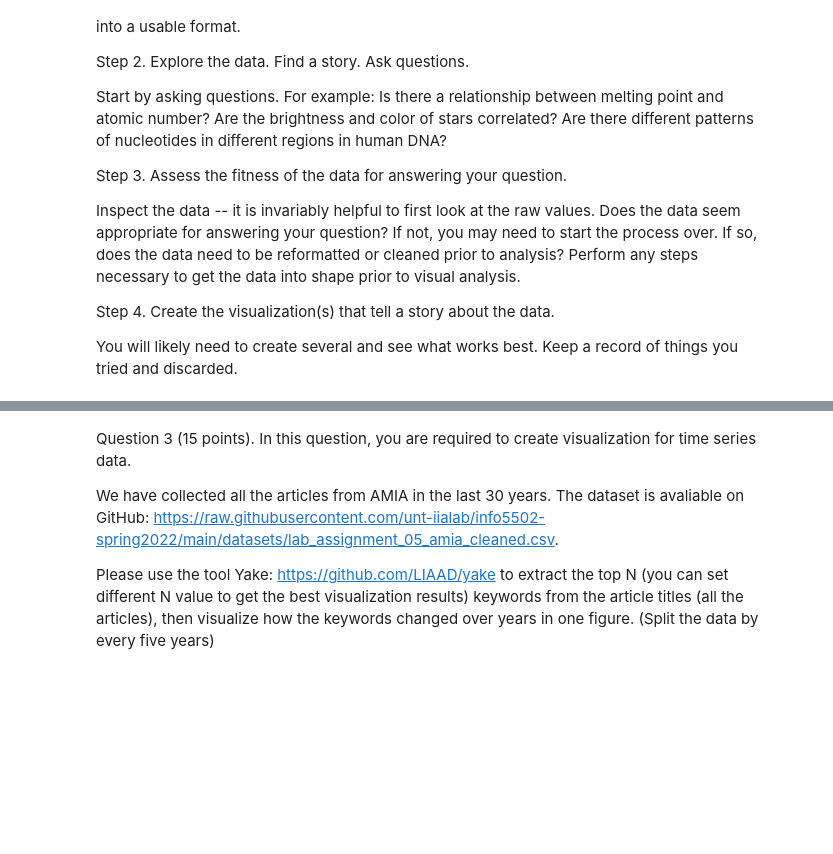
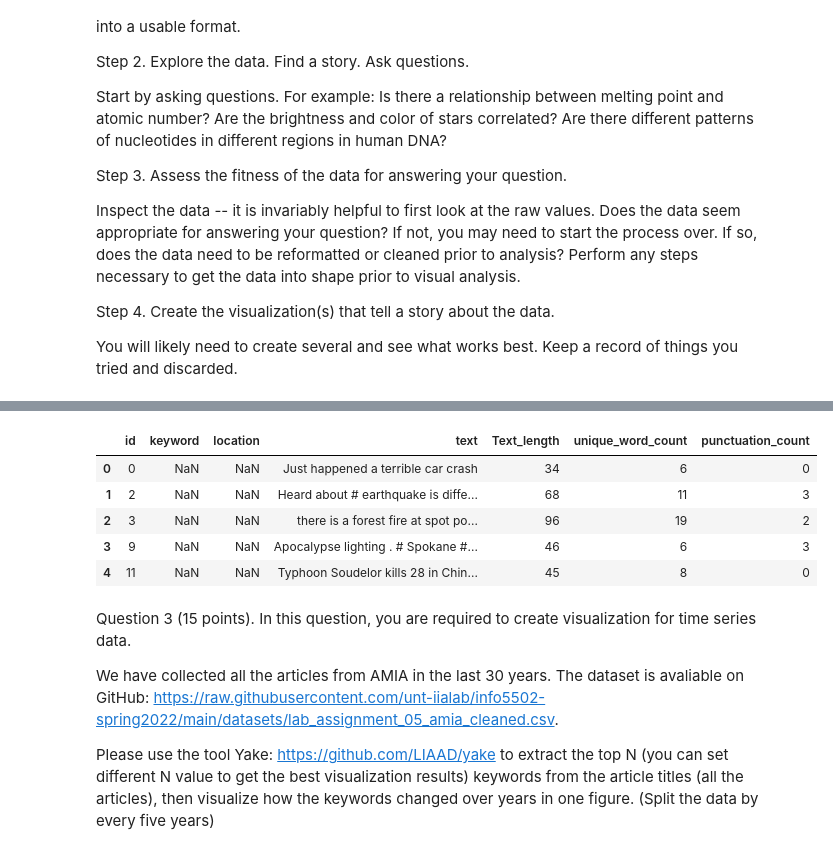
Before and after one commit to sivaparvathi1234/siva-parvathi_INFO5502_Spring2022, a Jupyter notebook: lab_assignment_05.ipynb, the cells around one changed output, grey strips where cells are left out. Drawn from its saved outputs; the diff is of its cells as text; code cells hidden in the pictures; blank space fills up the shorter version.

```diff
--- a/lab_assignment_05.ipynb
+++ b/lab_assignment_05.ipynb
@@ -115,0 +129,2 @@ Q3.) What is the sentiment of the narrators answers?
+# %%
+train_df = pd.read_csv('test_data_cleaning.csv')
@@ -115,0 +202,2 @@ Q3.) What is the sentiment of the narrators answers?
+# %%
+train_df['unique_word_count'] = train_df.text.map(lambda x: len(set(str(x).split())))
@@ -116,3 +213,14 @@ Q3.) What is the sentiment of the narrators answers?
+# %%
+train_df['punctuation_count'] = train_df['text'].map(lambda x: len([c for c in str(x) if c in string.punctuation]))
+# %%
+train_df.head()
+# %% [output]
+|  | id | keyword | location | text | Text_length | unique_word_count | punctuation_count |
+| 0 | 0 | NaN | NaN | Just happened a terrible car crash | 34 | 6 | 0 |
+| 1 | 2 | NaN | NaN | Heard about # earthquake is diffe... | 68 | 11 | 3 |
+| 2 | 3 | NaN | NaN | there is a forest fire at spot po... | 96 | 19 | 2 |
+| 3 | 9 | NaN | NaN | Apocalypse lighting . # Spokane #... | 46 | 6 | 3 |
+| 4 | 11 | NaN | NaN | Typhoon Soudelor kills 28 in Chin... | 45 | 8 | 0 |
 # %% [markdown]
 Question 3 (15 points). In this question, you are required to create visualization for time series data.
 
```
Also changed, not shown: parts of 16 cells of this notebook.
